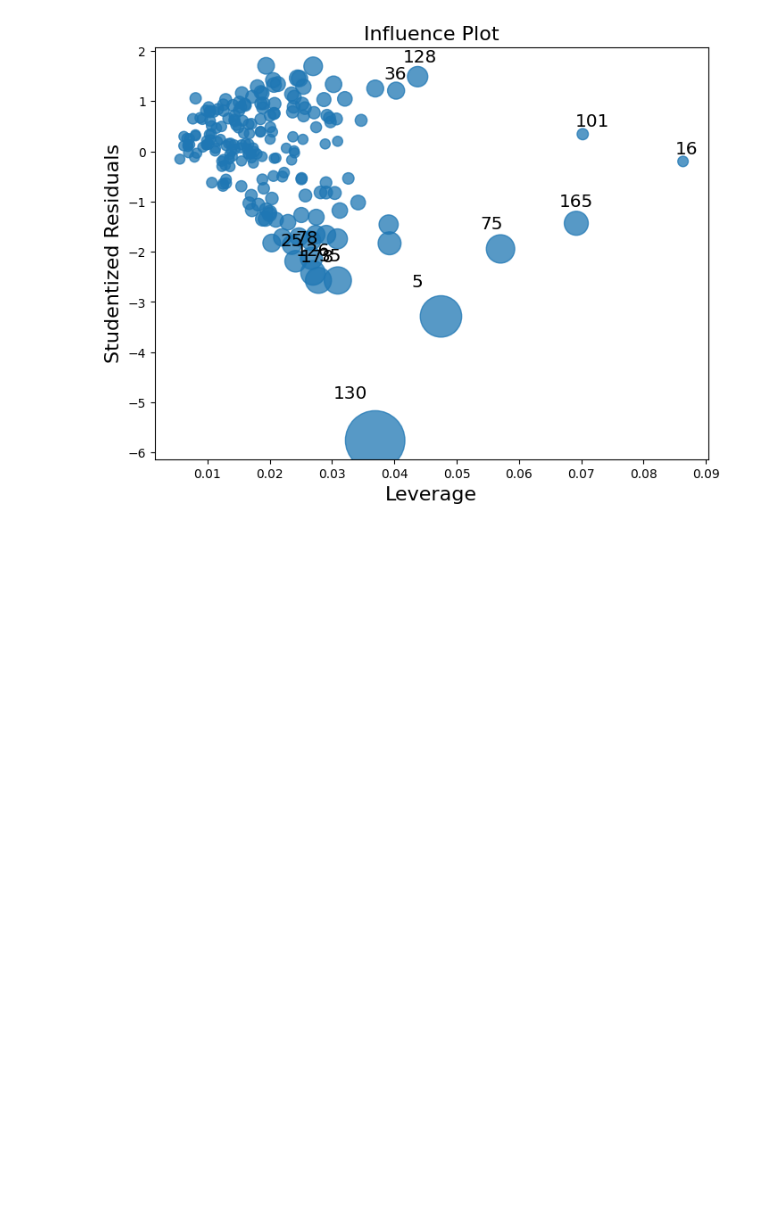
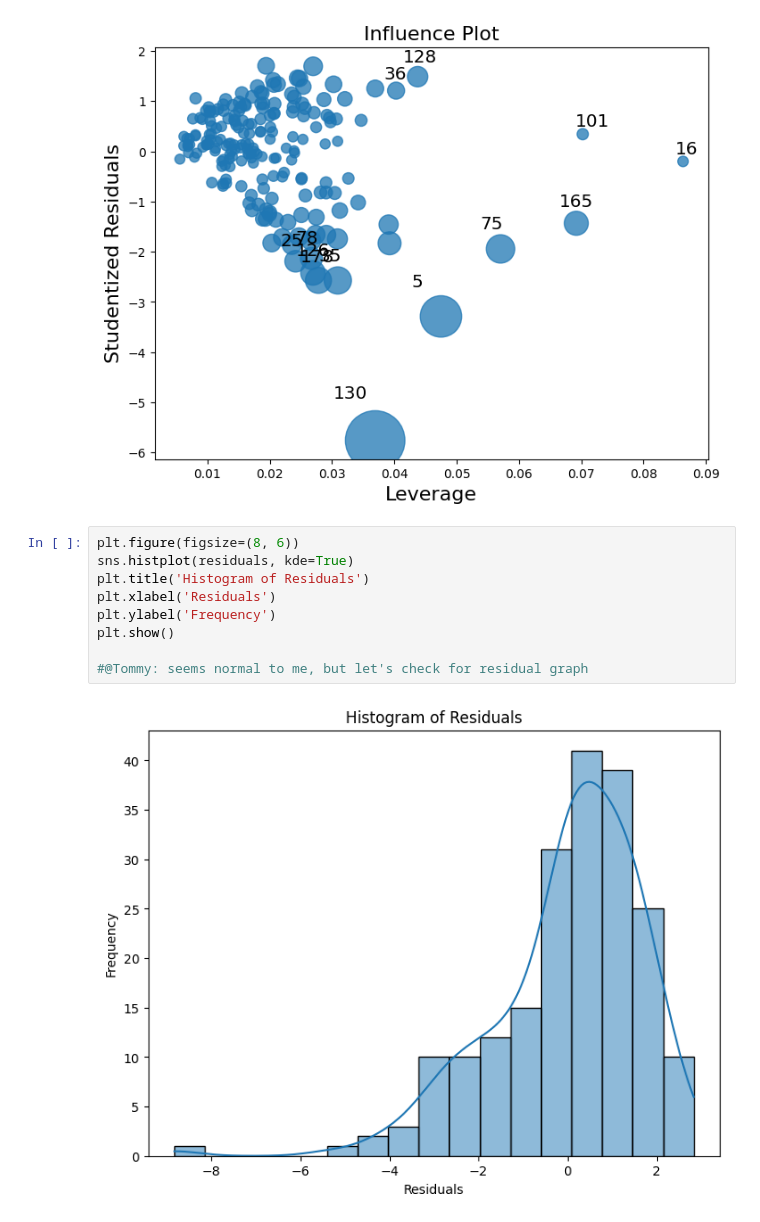
Before and after one commit to tommyly201/regression_project, a Jupyter notebook: class_project.ipynb, the cells around one changed output. Drawn from its saved outputs; the diff is of its cells as text; blank space fills up the shorter version.

```diff
--- a/class_project.ipynb
+++ b/class_project.ipynb
@@ -241,3 +241,14 @@ influence_plot(model_sm, ax=ax)
 plt.show()
 # %% [output]
 [figure]
+# %%
+plt.figure(figsize=(8, 6))
+sns.histplot(residuals, kde=True)
+plt.title('Histogram of Residuals')
+plt.xlabel('Residuals')
+plt.ylabel('Frequency')
+plt.show()
+
+#@Tommy: seems normal to me, but let's check for residual graph
+# %% [output]
+[figure, added]
```
Also changed, not shown: parts of 3 cells of this notebook.
